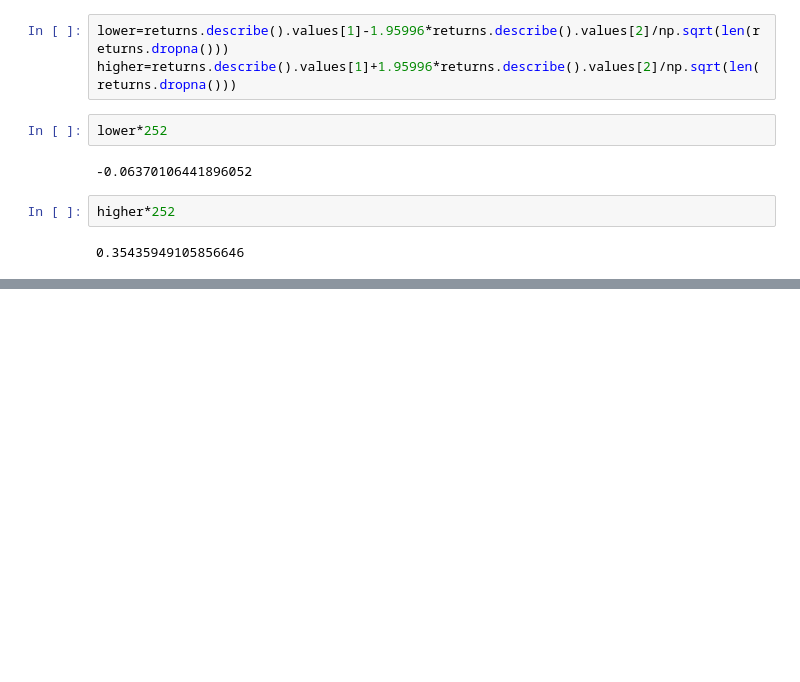
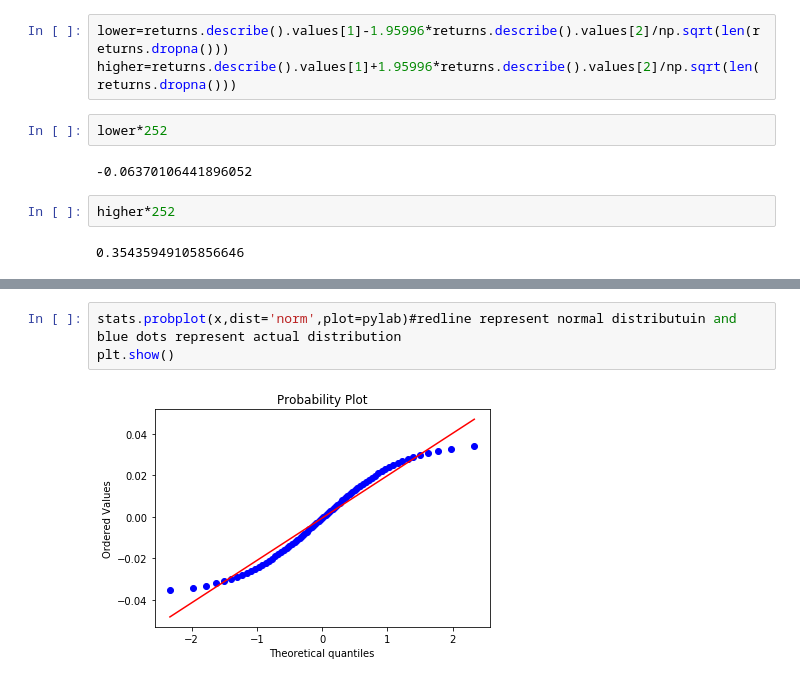
Before and after one commit to nafissaad/Tutorial1, a Jupyter notebook: Tutorial/My projects/My Portfolio/My portfolio value at risk.ipynb, the cells around one changed output, grey strips where cells are left out. Cells and saved outputs as stored; diff of their text form; blank space fills up the shorter version.

```diff
--- a/Tutorial/My projects/My Portfolio/My portfolio value at risk.ipynb
+++ b/Tutorial/My projects/My Portfolio/My portfolio value at risk.ipynb
@@ -163,0 +174,5 @@ higher*252
+# %%
+stats.probplot(x,dist='norm',plot=pylab)#redline represent normal distributuin and blue dots represent actual distribution
+plt.show()
+# %% [output]
+[figure, added]
```
Also changed, not shown: parts of 2 cells of this notebook.
